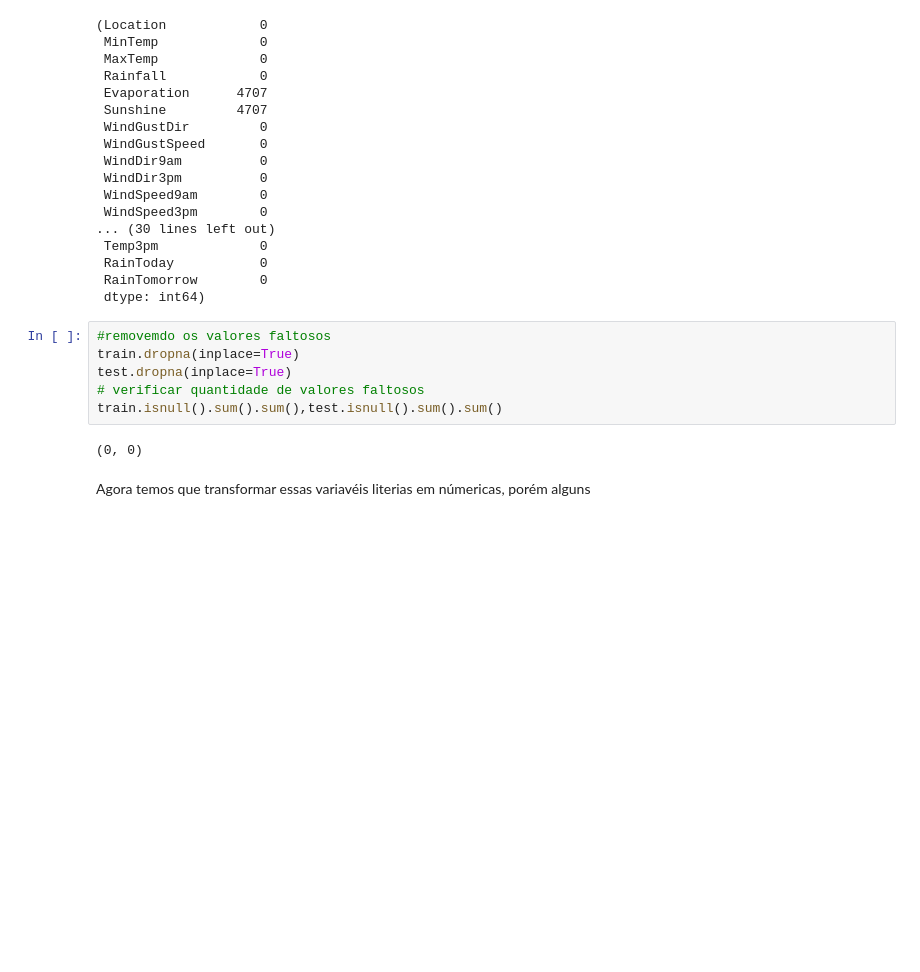
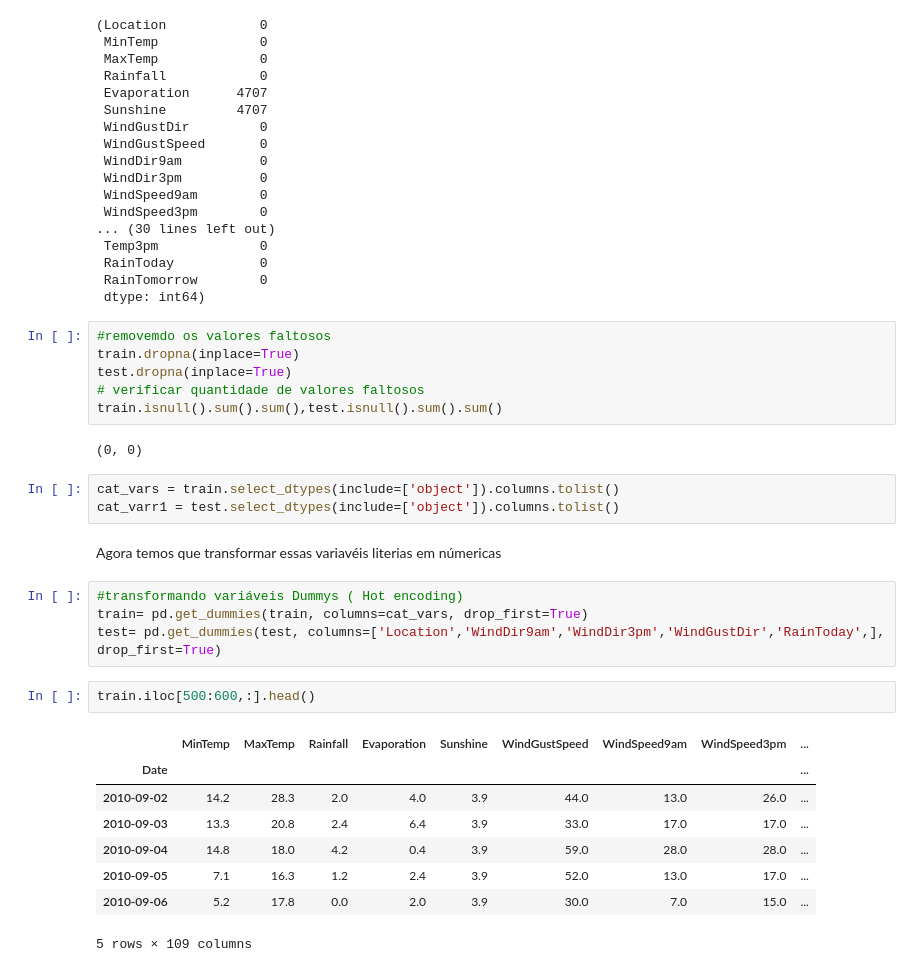
Before and after one commit to MauricioMoraisA/Primeiros-passos, a Jupyter notebook: Projetoxboot.ipynb, the cells around one changed output. Cells and saved outputs as stored; diff of their text form; blank space fills up the shorter version.

```diff
--- a/Projetoxboot.ipynb
+++ b/Projetoxboot.ipynb
@@ -130,5 +126,23 @@ test.dropna(inplace=True)
 train.isnull().sum().sum(),test.isnull().sum().sum()
 # %% [output]
 (0, 0)
+# %%
+cat_vars = train.select_dtypes(include=['object']).columns.tolist()
+cat_varr1 = test.select_dtypes(include=['object']).columns.tolist()
 # %% [markdown]
-Agora temos que transformar essas variavéis literias em númericas, porém alguns
+Agora temos que transformar essas variavéis literias em númericas
+# %%
+#transformando variáveis Dummys ( Hot encoding)
+train= pd.get_dummies(train, columns=cat_vars, drop_first=True)
+test= pd.get_dummies(test, columns=['Location','WindDir9am','WindDir3pm','WindGustDir','RainToday',], drop_first=True)
+# %%
+train.iloc[500:600,:].head()
+# %% [output]
+|  | MinTemp | MaxTemp | Rainfall | Evaporation | Sunshine | WindGustSpeed | WindSpeed9am | WindSpeed3pm | ... |
+| Date |  |  |  |  |  |  |  |  | ... |
+| 2010-09-02 | 14.2 | 28.3 | 2.0 | 4.0 | 3.9 | 44.0 | 13.0 | 26.0 | ... |
+| 2010-09-03 | 13.3 | 20.8 | 2.4 | 6.4 | 3.9 | 33.0 | 17.0 | 17.0 | ... |
+| 2010-09-04 | 14.8 | 18.0 | 4.2 | 0.4 | 3.9 | 59.0 | 28.0 | 28.0 | ... |
+| 2010-09-05 | 7.1 | 16.3 | 1.2 | 2.4 | 3.9 | 52.0 | 13.0 | 17.0 | ... |
+| 2010-09-06 | 5.2 | 17.8 | 0.0 | 2.0 | 3.9 | 30.0 | 7.0 | 15.0 | ... |
+5 rows × 109 columns
```
Also changed, not shown: parts of 3 cells of this notebook.
